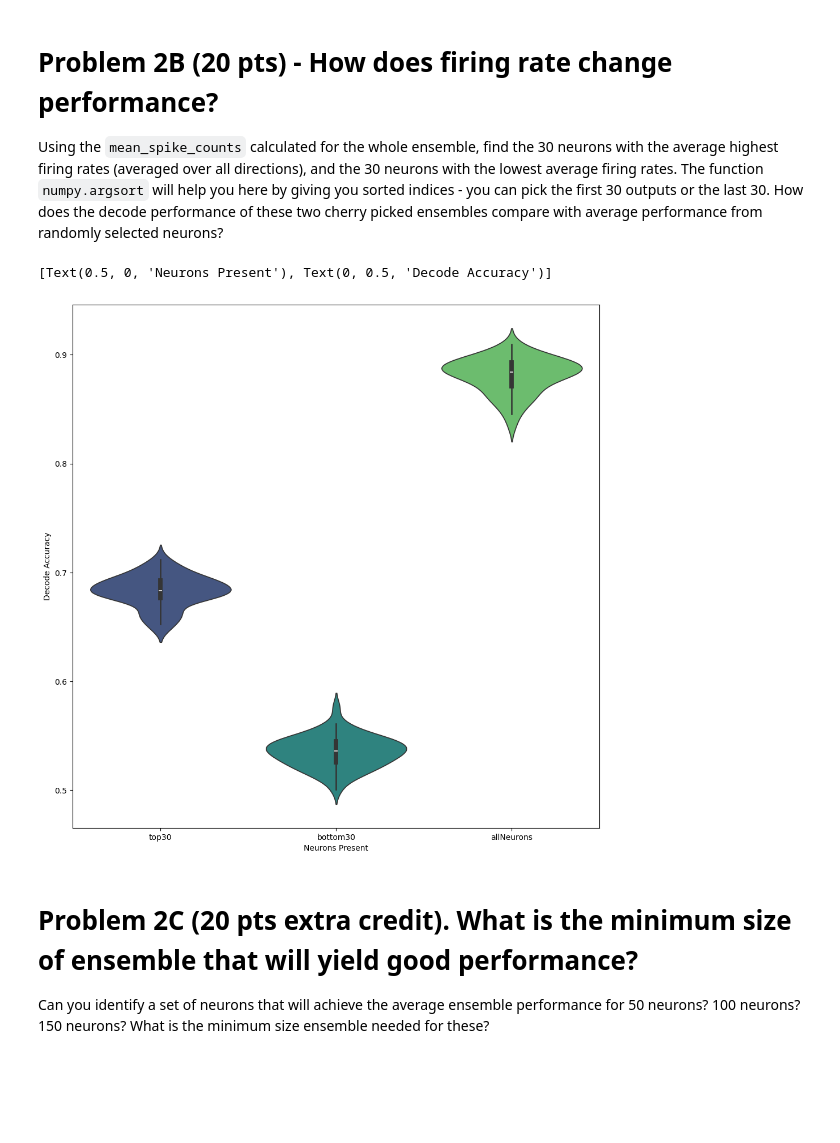
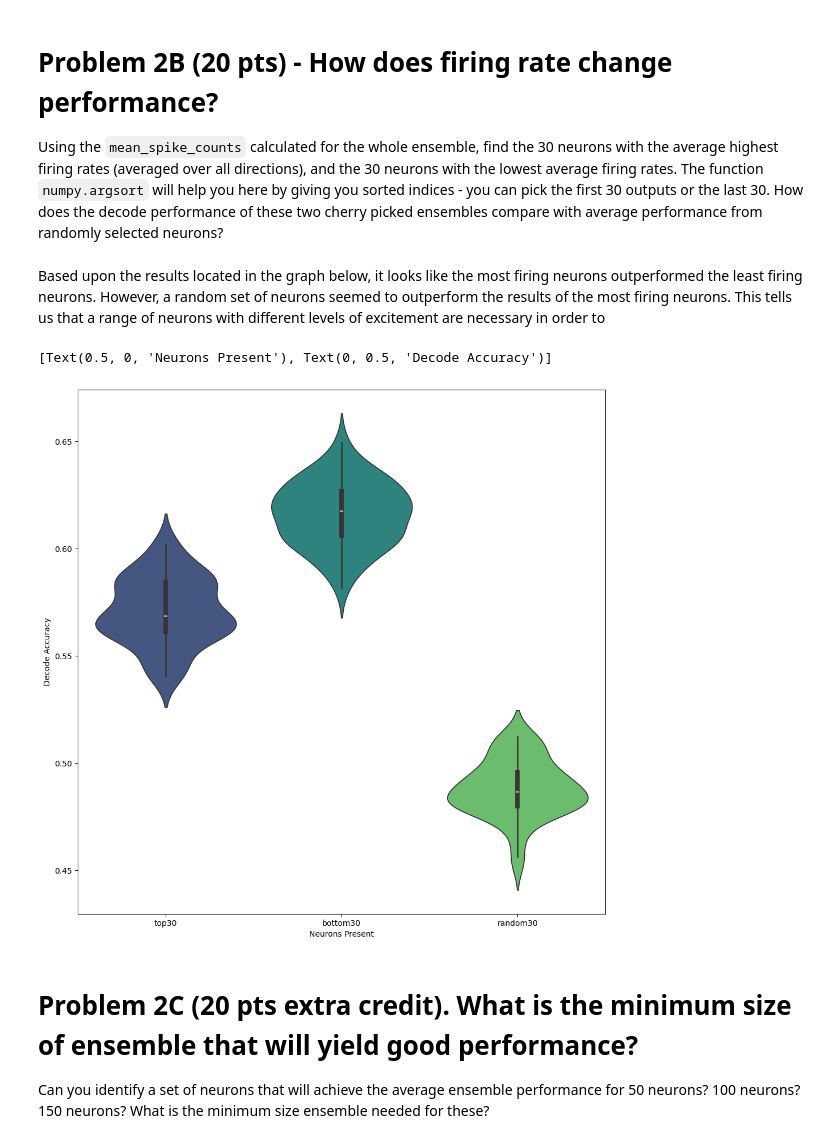
Before and after one commit to NathanNgu/elec380, a Jupyter notebook: HW2/HW2_notebook.ipynb, the cells around one changed output. Cells and saved outputs as stored; diff of their text form; code cells hidden in the pictures; blank space fills up the shorter version.

```diff
--- a/HW2/HW2_notebook.ipynb
+++ b/HW2/HW2_notebook.ipynb
@@ -472,28 +477,31 @@ def findSpecificNeurons(neuron_idx):
         decode_perf[-1].append(np.mean(correct_targets==decoded_targets))
 
     return np.array(decode_perf) # convert to a numpy array
+# %% [markdown]
+Based upon the results located in the graph below, it looks like the most firing neurons outperformed the least firing neurons. However, a random set of neurons seemed to outperform the results of the most firing neurons. This tells us that a range of neurons with different levels of excitement are necessary in order to
 # %%
 allmean = np.mean(mean_spike_counts, axis=1)
 # get indices of highest mean spike counts
 idx = np.argsort(allmean)
 # get the top and bottom 30 neurons
 top = idx[-30:]
 bottom = idx[:30]
 
 tt = findSpecificNeurons(top)
 bt = findSpecificNeurons(bottom)
-allNeuron = findSpecificNeurons(range(190))
+random30 = np.random.choice(range(190), 30, replace=False)
+allNeuron = findSpecificNeurons(random30)
 
 decode_perf = np.squeeze(np.array([tt, bt, allNeuron])) # convert to a numpy array
 
 fig = plt.figure(figsize=(12,12))
 ax = sns.violinplot(data=pd.DataFrame(decode_perf.T,
-                              columns=['top30', 'bottom30', 'allNeurons']),
+                              columns=['top30', 'bottom30', 'random30']),
                               palette="viridis")
 ax.set(xlabel='Neurons Present', ylabel='Decode Accuracy')
 # %% [output]
 [Text(0.5, 0, 'Neurons Present'), Text(0, 0.5, 'Decode Accuracy')]
-[figure, old version]
+[figure, new version]
 # %% [markdown]
 # Problem 2C (20 pts extra credit). What is the minimum size of ensemble that will yield good performance?
 
```
Also changed, not shown: parts of 12 cells of this notebook.
